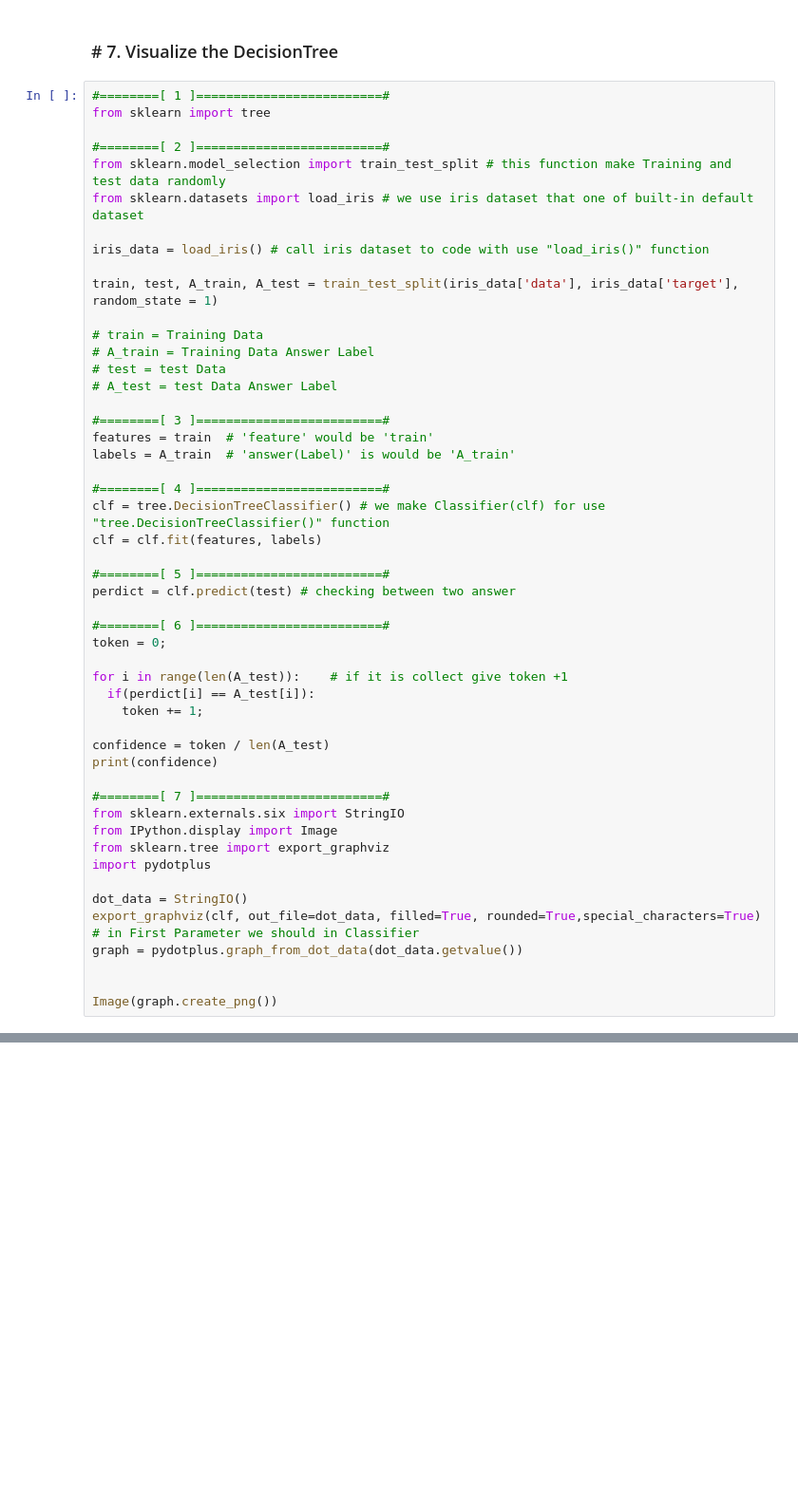
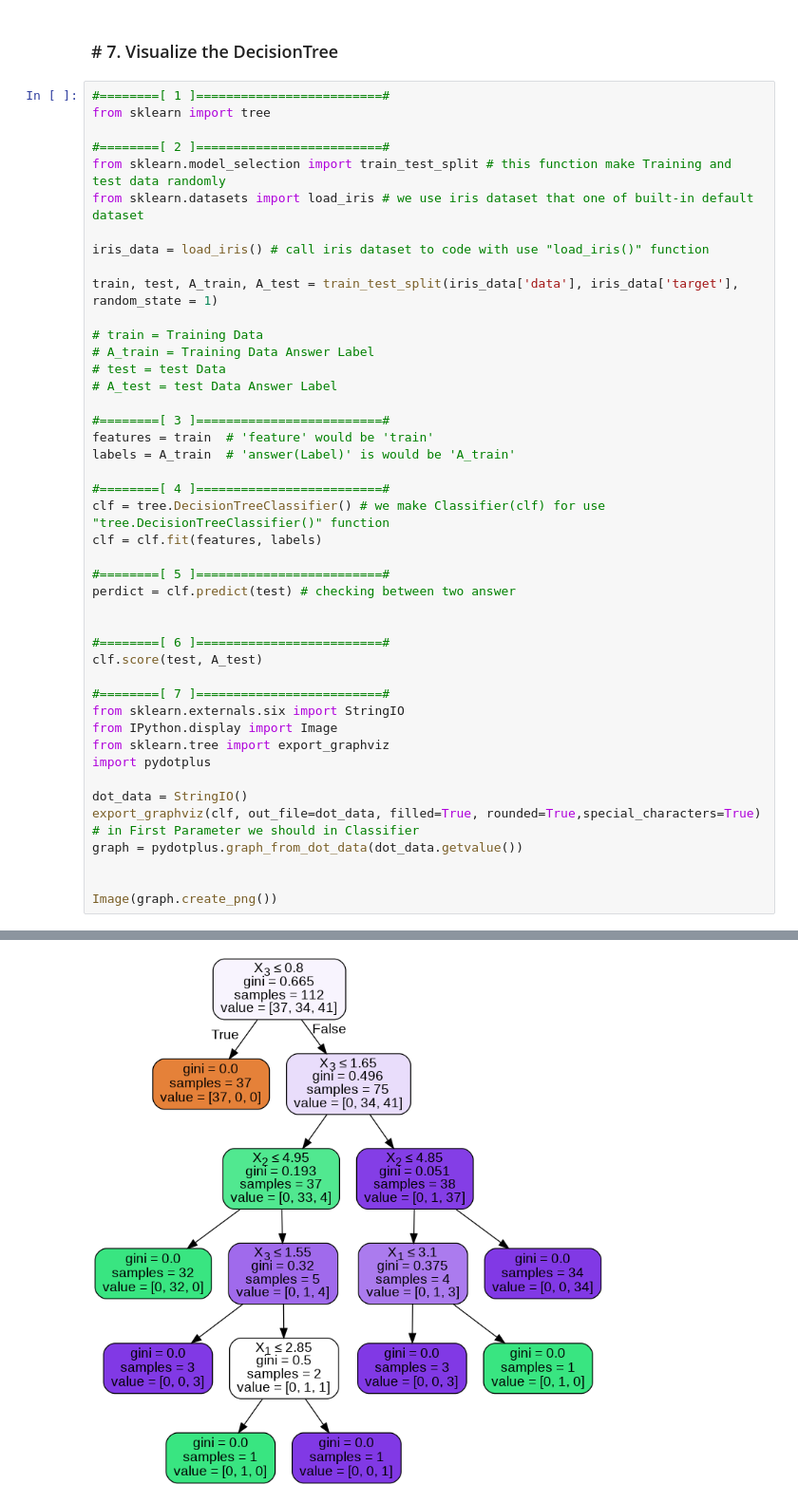
Before and after one commit to DevChorong/Supervised-Learning, a Jupyter notebook: 1) Decision Tree.ipynb, the cells around one changed output, grey strips where cells are left out. Shown at 95% size. Drawn from its saved outputs; the diff is of its cells as text; blank space fills up the shorter version.

```diff
--- a/1) Decision Tree.ipynb
+++ b/1) Decision Tree.ipynb
@@ -218,15 +212,9 @@ clf = clf.fit(features, labels)
 #========[ 5 ]=========================#
 perdict = clf.predict(test) # checking between two answer
 
+
 #========[ 6 ]=========================#
-token = 0;
-
-for i in range(len(A_test)):    # if it is collect give token +1
-  if(perdict[i] == A_test[i]):
-    token += 1;
-
-confidence = token / len(A_test)
-print(confidence)
+clf.score(test, A_test)
 
 #========[ 7 ]=========================#
 from sklearn.externals.six import StringIO
@@ -244,0 +232 @@ Image(graph.create_png())
+[figure, added]
```
Also changed, not shown: parts of 3 cells of this notebook.
